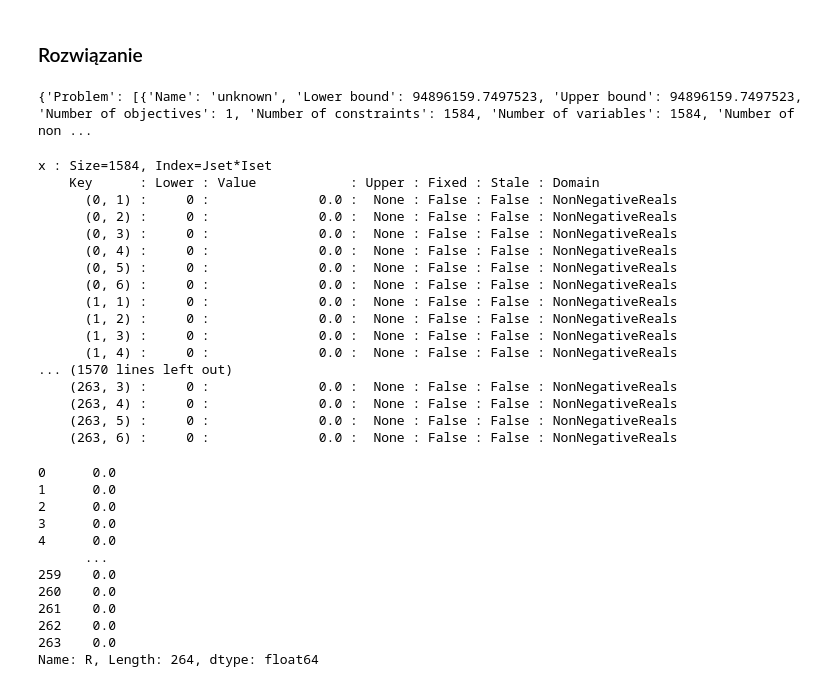
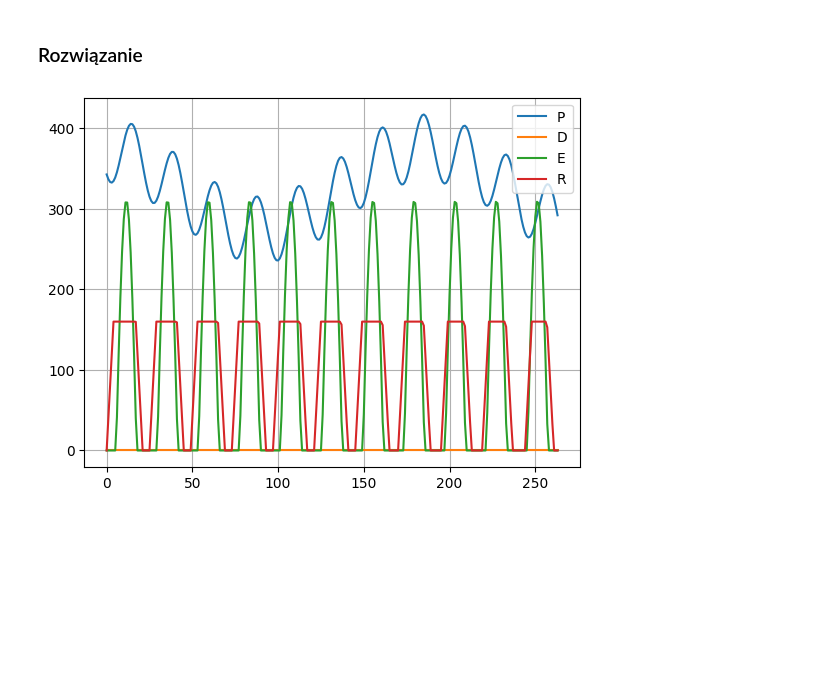
Before and after one commit to mlubneuskaya/energy, a Jupyter notebook: energy.ipynb, the cells around one changed output. Cells and saved outputs as stored; diff of their text form; code cells hidden in the pictures; blank space fills up the shorter version.

```diff
--- a/energy.ipynb
+++ b/energy.ipynb
@@ -125,11 +125,11 @@ def demand(t, annual_demand=50): # zapotrzebowanie w MWh
 # %%
 annual_demand = 0 #[MWh]
 # %%
-Rc = 100000 # the energy capacity in MWh
+Rc = 200 # the energy capacity in Wh
 nc = 1  # the charging efficiency of the device
 nd = 1  # the discharging efficiency of the device
-gc = 0.1 * 10 ** 6 # the max charging rate of the device [MWh per hour]
-gd = 0.1 * 10 ** 6  # the max discharging rate of the device [MWh per hour]
+gc = Rc / 5 # the max charging rate of the device [MWh per hour]
+gd = Rc / 5 # the max discharging rate of the device [MWh per hour]
 ch = 1  # the holding cost of the device [$ per MWh per time step]
 # %%
 Rc
@@ -218,41 +215,15 @@ model.objective = pyo.Objective(rule=objective, sense=pyo.maximize)
 # %%
 opt = pyo.SolverFactory('glpk', executable='C:\glpk-4.65\w64\glpsol.exe')
 # %%
-opt.solve(model)
+_ = opt.solve(model)
-# %% [output]
-{'Problem': [{'Name': 'unknown', 'Lower bound': 94896159.7497523, 'Upper bound': 94896159.7497523, 'Number of objectives': 1, 'Number of constraints': 1584, 'Number of variables': 1584, 'Number of non ...
-# %%
-model.x.pprint()
-# %% [output]
-x : Size=1584, Index=Jset*Iset
-    Key      : Lower : Value            : Upper : Fixed : Stale : Domain
-      (0, 1) :     0 :              0.0 :  None : False : False : NonNegativeReals
-      (0, 2) :     0 :              0.0 :  None : False : False : NonNegativeReals
-      (0, 3) :     0 :              0.0 :  None : False : False : NonNegativeReals
-      (0, 4) :     0 :              0.0 :  None : False : False : NonNegativeReals
-      (0, 5) :     0 :              0.0 :  None : False : False : NonNegativeReals
-      (0, 6) :     0 :              0.0 :  None : False : False : NonNegativeReals
-      (1, 1) :     0 :              0.0 :  None : False : False : NonNegativeReals
-      (1, 2) :     0 :              0.0 :  None : False : False : NonNegativeReals
-      (1, 3) :     0 :              0.0 :  None : False : False : NonNegativeReals
-      (1, 4) :     0 :              0.0 :  None : False : False : NonNegativeReals
-... (1570 lines left out)
-    (263, 3) :     0 :              0.0 :  None : False : False : NonNegativeReals
-    (263, 4) :     0 :              0.0 :  None : False : False : NonNegativeReals
-    (263, 5) :     0 :              0.0 :  None : False : False : NonNegativeReals
-    (263, 6) :     0 :              0.0 :  None : False : False : NonNegativeReals
+# %%
+a = np.array([[model.x[j, i].value for i in model.Iset] for j in model.Jset])
+# %%
+columns = ['WD', 'GD', 'RD', 'WR', 'GR', 'RG']
+xs = pd.DataFrame(a, columns=columns)
 # %%
-S.R
+S.R = xs.dot(phi).cumsum()
-# %% [output]
-0      0.0
-1      0.0
-2      0.0
-3      0.0
-4      0.0
-      ...
-259    0.0
-260    0.0
-261    0.0
-262    0.0
-263    0.0
-Name: R, Length: 264, dtype: float64
+# %%
+_ = S.plot(grid=True)
+# %% [output]
+[figure, added]
```
Also changed, not shown: parts of 2 cells of this notebook, 1 other file.
